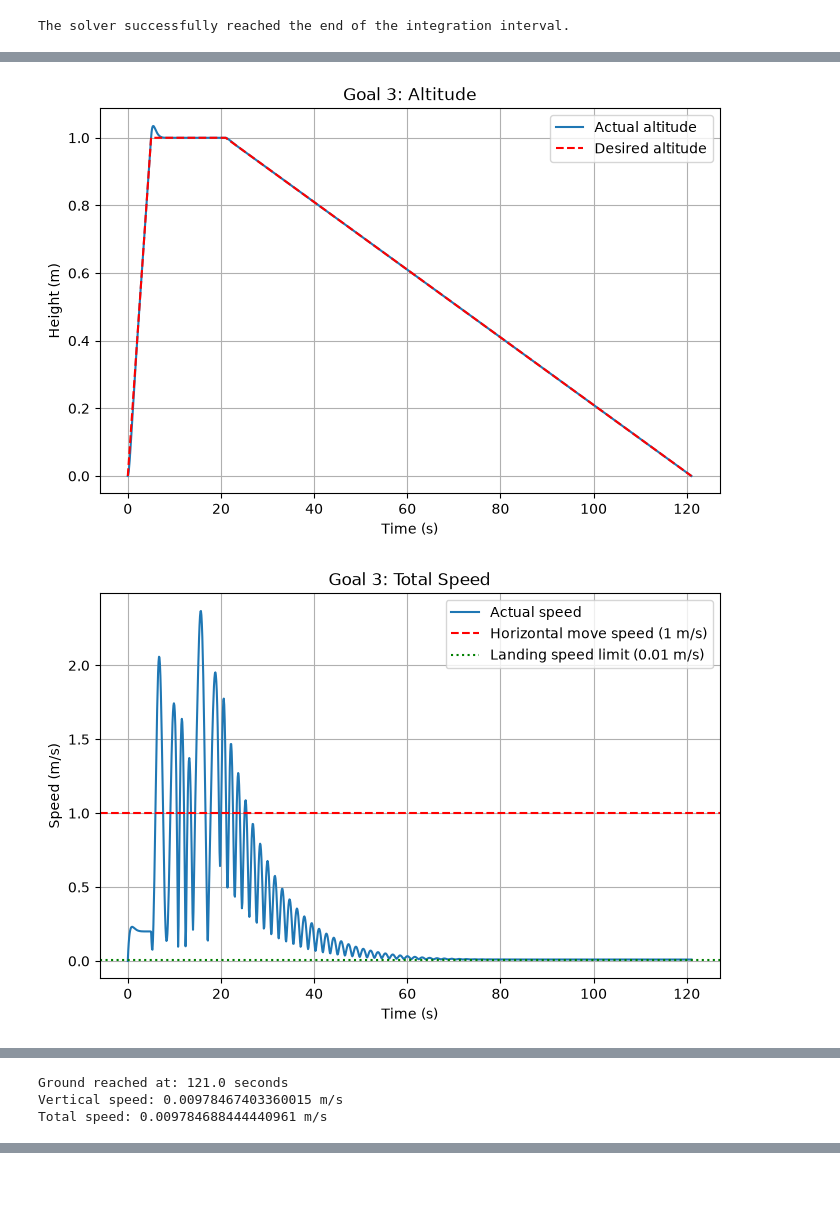
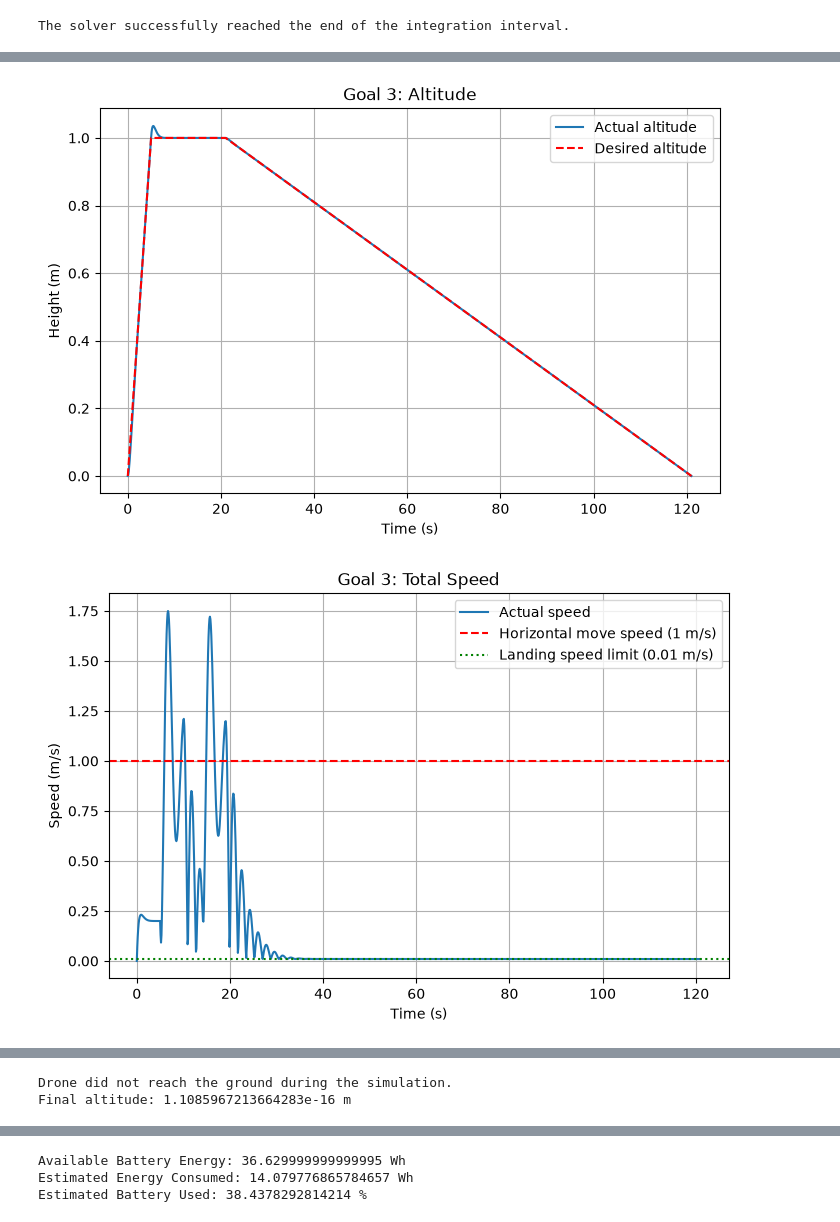
Before and after one commit to alanase2/AE352-Drone-Simulation, a Jupyter notebook: AE352_Final_Project.ipynb, the cells around one changed output, grey strips where cells are left out. Saved outputs shown, nothing was run; the diff lists cells and outputs as text; code cells hidden in the pictures; blank space fills up the shorter version.

```diff
--- a/AE352_Final_Project.ipynb
+++ b/AE352_Final_Project.ipynb
@@ -6,14 +7,17 @@ from scipy.integrate import solve_ivp
 # %%
 #list of necessary parameters
 parameters = {
-    'm': 1,      #mass, kg
+    'm': 0.931,      #mass, kg
     'g': 9.81,   #acceleration due to gravity, m/s^2
-    'Ct': 1,     #Thrust coefficient
-    'Cm': 1,     #Moment coefficient
-    'Ixx': 1,    #Inertia in x, kg*m^2
-    'Iyy': 1,    #Inertia in y, kg*m^2
-    'Izz': 1,    #Inertia in z, kg*m^2
-    'L': 1       #Length of arm, m
+    'Ct': 1.292e-5,    #Thrust coefficient
+    'Cm': 1.197e-6,    #Moment coefficient
+    'Ixx': 1.07e-2,    #Inertia in x, kg*m^2
+    'Iyy': 1.01e-2,    #Inertia in y, kg*m^2
+    'Izz': 1.90e-2,    #Inertia in z, kg*m^2
+    'L': 0.225,        #Length of arm, m
+    'Vb': 11.1,        #Nominal Voltage, V
+    'Cb': 3300,        #Battery Capacity, mAh
+    'meff': 0.85,      #Motor efficiency, assumed
 }
 # %%
 #Controller mixer matrix
@@ -444,10 +613,8 @@ v_total = np.sqrt(vx**2 + vy**2 + vz**2)
 plt.figure(figsize=(8, 5))
 
 plt.plot(sol_traj.t, v_total, label='Actual speed')
-plt.axhline(1.0, color='red', linestyle='--',
-            label='Horizontal move speed (1 m/s)')
-plt.axhline(0.01, color='green', linestyle=':',
-            label='Landing speed limit (0.01 m/s)')
+plt.axhline(1.0, color='red', linestyle='--', label='Horizontal move speed (1 m/s)')
+plt.axhline(0.01, color='green', linestyle=':', label='Landing speed limit (0.01 m/s)')
 
 plt.xlabel('Time (s)')
 plt.ylabel('Speed (m/s)')
@@ -456,10 +623,48 @@ plt.legend()
 plt.grid()
 plt.show()
 
+#euler angles
+plt.figure(figsize=(8, 5))
+
+plt.plot(sol_traj.t, np.degrees(sol_traj.y[6]), label='Roll')
+plt.plot(sol_traj.t, np.degrees(sol_traj.y[7]), label='Pitch')
+plt.plot(sol_traj.t, np.degrees(sol_traj.y[8]), label='Yaw')
+
+plt.xlabel('Time (s)')
+plt.ylabel('Angle (degrees)')
+plt.title('Goal 3: Euler Angles')
+plt.legend()
+plt.grid()
+plt.show()
+
+#rotor speeds
+omega_traj = []
+
+for i in range(len(sol_traj.t)):
+    t = sol_traj.t[i]
+    u = sol_traj.y[:, i]
+
+    omega = control(t, u, parameters, ref_traj)
+    omega_traj.append(omega)
+
+omega_traj = np.array(omega_traj)
+
+plt.figure(figsize=(8, 5))
+
+plt.plot(sol_traj.t, omega_traj[:, 0], label='Motor 1')
+plt.plot(sol_traj.t, omega_traj[:, 1], label='Motor 2')
+plt.plot(sol_traj.t, omega_traj[:, 2], label='Motor 3')
+plt.plot(sol_traj.t, omega_traj[:, 3], label='Motor 4')
+
+plt.xlabel('Time (s)')
+plt.ylabel('Angular Velocity (rad/s)')
+plt.title('Goal 3: Rotor Speeds')
+plt.legend()
+plt.grid()
+plt.show()
+
 #find landing during final descent
-landing_indices = np.where(
-    (sol_traj.t >= 21) & (sol_traj.y[2] <= 0)
-)[0]
+landing_indices = np.where((sol_traj.t >= 21) & (sol_traj.y[2] <= 0))[0]
 
 if len(landing_indices) > 0:
     i = landing_indices[0]
@@ -470,5 +675,8 @@ if len(landing_indices) > 0:
 else:
     print("Drone did not reach the ground during the simulation.")
     print("Final altitude:", sol_traj.y[2, -1], "m")
+
+#energy use
+energy(sol_traj, ref_traj, parameters, 'Goal 3: Trajectory')
 # %% [output]
 The solver successfully reached the end of the integration interval.
@@ -476,2 +684,2 @@ The solver successfully reached the end of the integration interval.
 [figure]
-[figure, old version]
+[figure, new version]
@@ -478,3 +688,2 @@ The solver successfully reached the end of the integration interval.
-Ground reached at: 121.0 seconds
-Vertical speed: 0.00978467403360015 m/s
-Total speed: 0.009784688444440961 m/s
+Drone did not reach the ground during the simulation.
+Final altitude: 1.1085967213664283e-16 m
@@ -480,0 +691,3 @@ Total speed: 0.009784688444440961 m/s
+Available Battery Energy: 36.629999999999995 Wh
+Estimated Energy Consumed: 14.079776865784657 Wh
+Estimated Battery Used: 38.4378292814214 %
```
Also changed, not shown: parts of 8 cells of this notebook.
